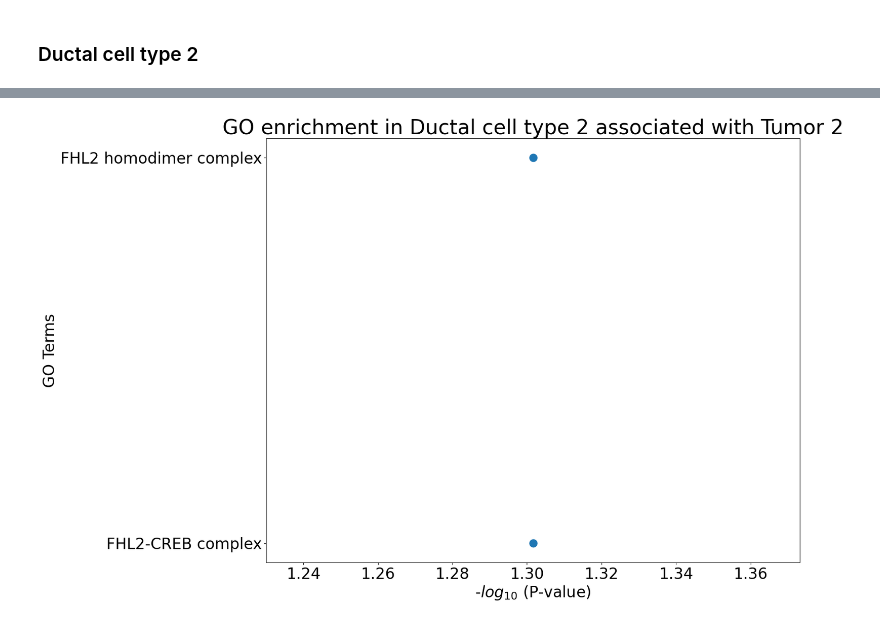
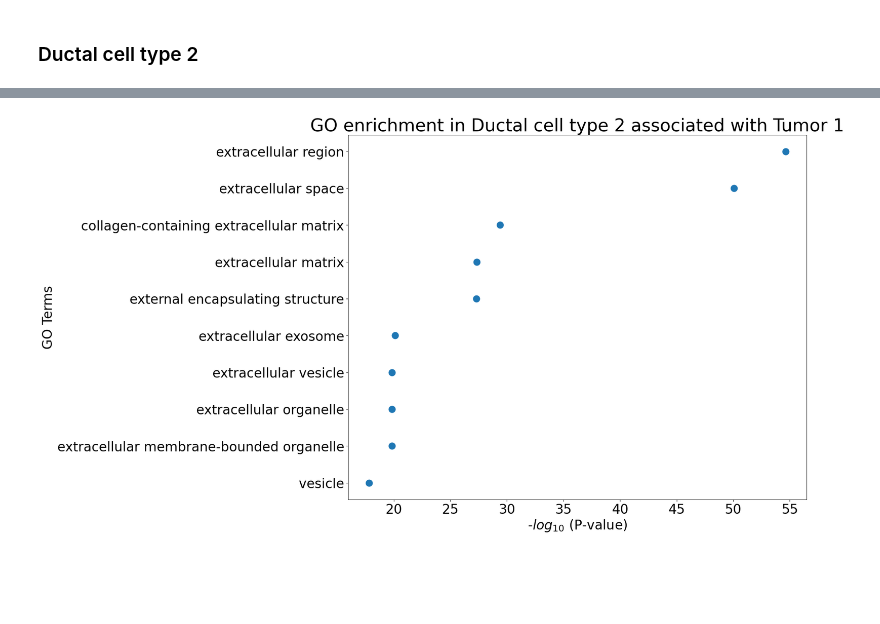
Before and after one commit to CostaLab/PILOT, a Jupyter notebook: Tutorial/Patients sub-group detection.ipynb, the cells around one changed output, grey strips where cells are left out. Cells and saved outputs as stored; diff of their text form; code cells hidden in the pictures; blank space fills up the shorter version.

```diff
--- a/Tutorial/Patients sub-group detection.ipynb
+++ b/Tutorial/Patients sub-group detection.ipynb
@@ -11,3 +12,2 @@ Next, we load the data wich h5ad format:
 # %%
-#Indicate the path of PDAC data. Please check the manuscript for the dataset
-adata=load_h5ad('Datasets/Peng_PDAC_processed.h5ad')
+adata=pl.tl.load_h5ad('Datasets/PDAC.h5ad')
@@ -225,5 +190,5 @@ gene_annotation_cell_type_subgroup(cell_type = cell_type, group = 'Tumor 1',
 # %%
-gene_annotation_cell_type_subgroup(cell_type = cell_type, group = 'Tumor 2',
-                                   path_to_results = path_to_results)
+pl.pl.gene_annotation_cell_type_subgroup(cell_type = cell_type, group = 'Tumor 1',
+                                   num_gos=10)
 # %% [output]
-[figure, old version]
+[figure, new version]
```
Also changed, not shown: parts of 33 cells of this notebook, 27 other files.
